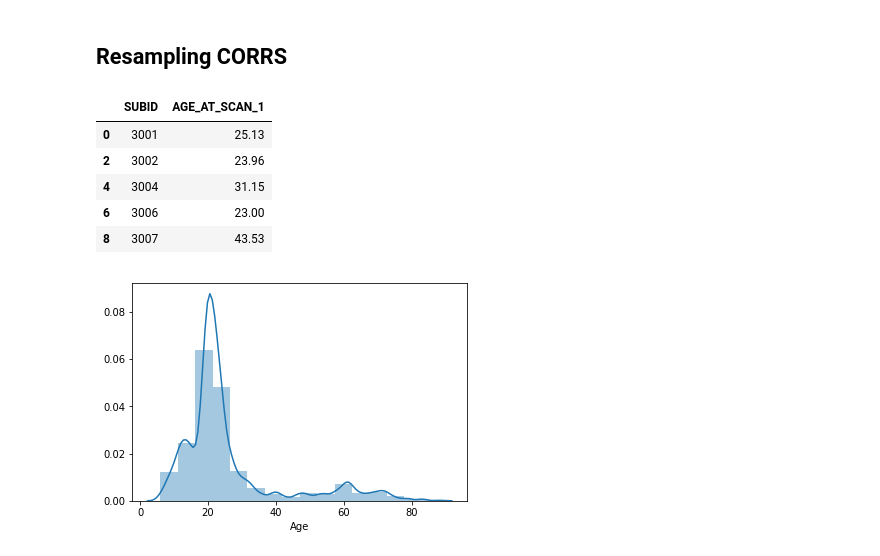
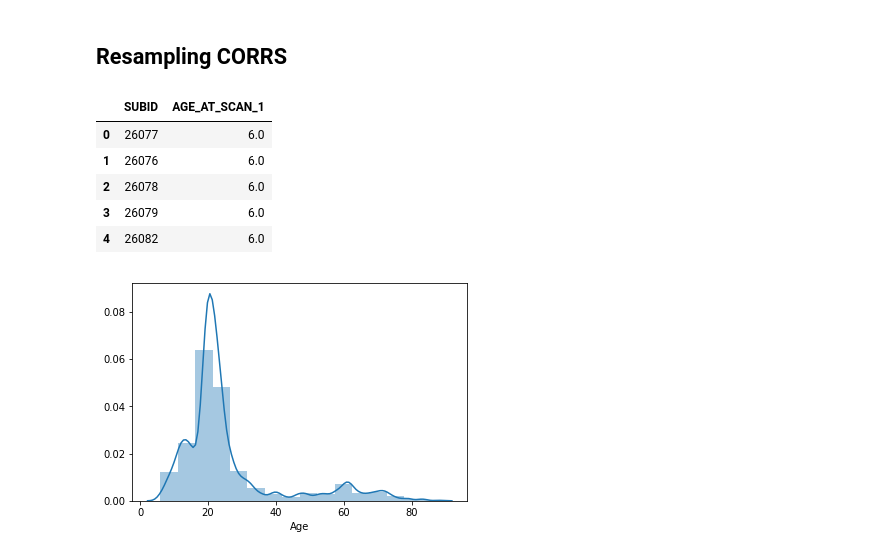
Before and after one commit to niniko1997/heudiconv_conversion, a Jupyter notebook: hypothesis_one.ipynb, the cells around one changed output. Saved outputs shown, nothing was run; the diff lists cells and outputs as text; code cells hidden in the pictures.

```diff
--- a/hypothesis_one.ipynb
+++ b/hypothesis_one.ipynb
@@ -261,17 +240,19 @@ corrs_pheno = pd.read_csv(corrs_phenoFile)
 # %%
 corrs_pheno = corrs_pheno[["SUBID", "AGE_AT_SCAN_1"]]
 corrs_pheno = corrs_pheno.drop_duplicates()
 corrs_pheno = corrs_pheno[corrs_pheno.AGE_AT_SCAN_1 != "NoPhenotypicData"]
 corrs_pheno = corrs_pheno[corrs_pheno.AGE_AT_SCAN_1 != "#"]
 corrs_pheno.AGE_AT_SCAN_1 = [float(x) for x in corrs_pheno.AGE_AT_SCAN_1]
+corrs_pheno = corrs_pheno.sort_values(by="AGE_AT_SCAN_1")
+corrs_pheno = corrs_pheno.set_index([np.arange(0, len(corrs_pheno))])
 corrs_pheno.head()
 # %% [output]
 |  | SUBID | AGE_AT_SCAN_1 |
-| 0 | 3001 | 25.13 |
-| 2 | 3002 | 23.96 |
-| 4 | 3004 | 31.15 |
-| 6 | 3006 | 23.00 |
-| 8 | 3007 | 43.53 |
+| 0 | 26077 | 6.0 |
+| 1 | 26076 | 6.0 |
+| 2 | 26078 | 6.0 |
+| 3 | 26079 | 6.0 |
+| 4 | 26082 | 6.0 |
 # %%
 sns.distplot(corrs_pheno.AGE_AT_SCAN_1, bins = num_bins(corrs_pheno, "AGE_AT_SCAN_1"), axlabel="Age")
 pyplot.show()
```
Also changed, not shown: parts of 16 cells of this notebook.
